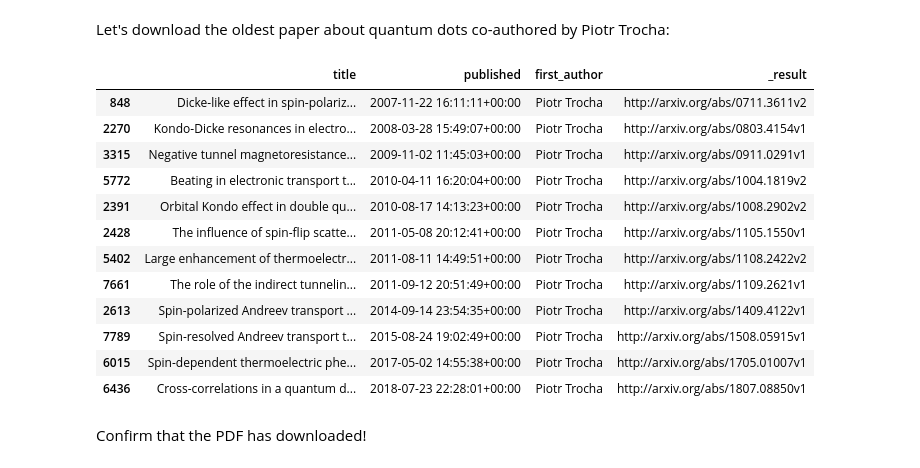
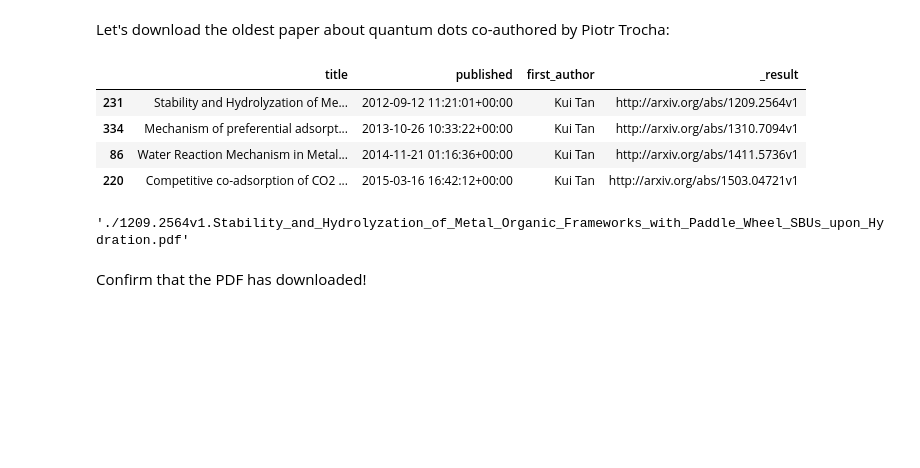
Before and after one commit to catastropiyush/arxiv.py, a Jupyter notebook: Copy_of_arxiv_api.ipynb, the cells around one changed output. Cells and saved outputs as stored; diff of their text form; code cells hidden in the pictures; blank space fills up the shorter version.

```diff
--- a/Copy_of_arxiv_api.ipynb
+++ b/Copy_of_arxiv_api.ipynb
@@ -58,7 +83,7 @@ results_generator = arxiv.Client(
   delay_seconds=3,
   num_retries=3
 ).results(arxiv.Search(
-  query='"quantum dots"',
+  query='"MOF"',
   id_list=[],
   sort_by=arxiv.SortCriterion.Relevance,
   sort_order=arxiv.SortOrder.Descending,
@@ -171,26 +198,20 @@ Name: first_author, dtype: int64
 # %% [markdown]
 Let's download the oldest paper about quantum dots co-authored by Piotr Trocha:
 # %%
-qd_Trocha_sorted  = qd_df[qd_df['first_author']=='Piotr Trocha'].sort_values('published')
+qd_Trocha_sorted  = qd_df[qd_df['first_author']=='Kui Tan'].sort_values('published')
 qd_Trocha_sorted
 # %% [output]
 |  | title | published | first_author | _result |
-| 848 | Dicke-like effect in spin-polariz... | 2007-11-22 16:11:11+00:00 | Piotr Trocha | http://arxiv.org/abs/0711.3611v2 |
-| 2270 | Kondo-Dicke resonances in electro... | 2008-03-28 15:49:07+00:00 | Piotr Trocha | http://arxiv.org/abs/0803.4154v1 |
-| 3315 | Negative tunnel magnetoresistance... | 2009-11-02 11:45:03+00:00 | Piotr Trocha | http://arxiv.org/abs/0911.0291v1 |
-| 5772 | Beating in electronic transport t... | 2010-04-11 16:20:04+00:00 | Piotr Trocha | http://arxiv.org/abs/1004.1819v2 |
-| 2391 | Orbital Kondo effect in double qu... | 2010-08-17 14:13:23+00:00 | Piotr Trocha | http://arxiv.org/abs/1008.2902v2 |
-| 2428 | The influence of spin-flip scatte... | 2011-05-08 20:12:41+00:00 | Piotr Trocha | http://arxiv.org/abs/1105.1550v1 |
-| 5402 | Large enhancement of thermoelectr... | 2011-08-11 14:49:51+00:00 | Piotr Trocha | http://arxiv.org/abs/1108.2422v2 |
-| 7661 | The role of the indirect tunnelin... | 2011-09-12 20:51:49+00:00 | Piotr Trocha | http://arxiv.org/abs/1109.2621v1 |
-| 2613 | Spin-polarized Andreev transport ... | 2014-09-14 23:54:35+00:00 | Piotr Trocha | http://arxiv.org/abs/1409.4122v1 |
-| 7789 | Spin-resolved Andreev transport t... | 2015-08-24 19:02:49+00:00 | Piotr Trocha | http://arxiv.org/abs/1508.05915v1 |
-| 6015 | Spin-dependent thermoelectric phe... | 2017-05-02 14:55:38+00:00 | Piotr Trocha | http://arxiv.org/abs/1705.01007v1 |
-| 6436 | Cross-correlations in a quantum d... | 2018-07-23 22:28:01+00:00 | Piotr Trocha | http://arxiv.org/abs/1807.08850v1 |
+| 231 | Stability and Hydrolyzation of Me... | 2012-09-12 11:21:01+00:00 | Kui Tan | http://arxiv.org/abs/1209.2564v1 |
+| 334 | Mechanism of preferential adsorpt... | 2013-10-26 10:33:22+00:00 | Kui Tan | http://arxiv.org/abs/1310.7094v1 |
+| 86 | Water Reaction Mechanism in Metal... | 2014-11-21 01:16:36+00:00 | Kui Tan | http://arxiv.org/abs/1411.5736v1 |
+| 220 | Competitive co-adsorption of CO2 ... | 2015-03-16 16:42:12+00:00 | Kui Tan | http://arxiv.org/abs/1503.04721v1 |
 # %%
 # Use the arxiv.Result object stored in the _result column to trigger a PDF download.
 qd_Trocha_oldest = qd_Trocha_sorted.iloc[0]
 qd_Trocha_oldest._result.download_pdf()
+# %% [output]
+'./1209.2564v1.Stability_and_Hydrolyzation_of_Metal_Organic_Frameworks_with_Paddle_Wheel_SBUs_upon_Hydration.pdf'
 # %% [markdown]
 Confirm that the PDF has downloaded!
 # %% [markdown]
```
Also changed, not shown: parts of 6 cells of this notebook.
